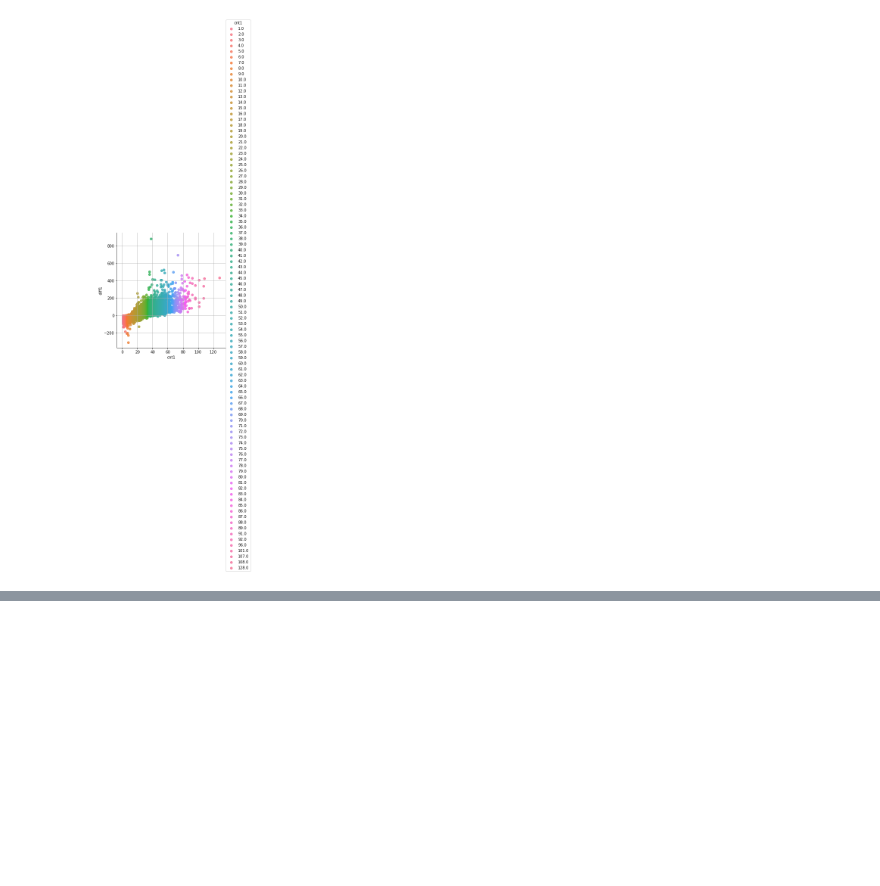
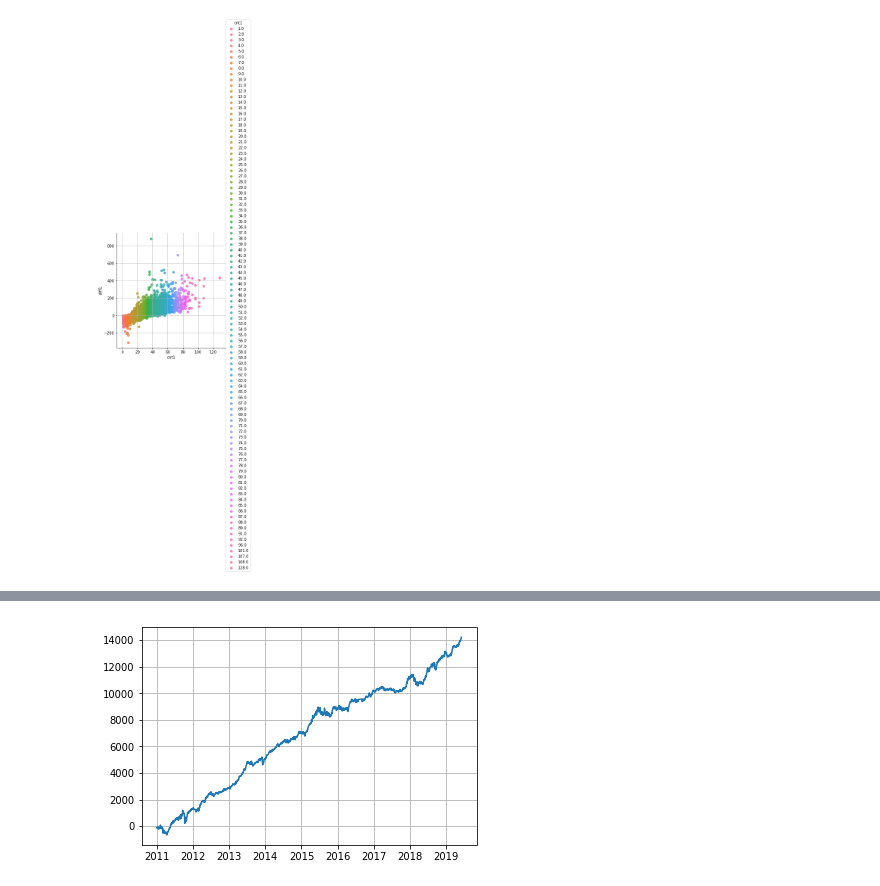
Before and after one commit to che7611/test2, a Jupyter notebook: sa_macd.ipynb, the cells around one changed output, grey strips where cells are left out. Saved outputs shown, nothing was run; the diff lists cells and outputs as text; code cells hidden in the pictures; blank space fills up the shorter version.

```diff
--- a/sa_macd.ipynb
+++ b/sa_macd.ipynb
@@ -393,0 +516,5 @@ for i,row in df2.head(5).iterrows():
+# %%
+plt.plot(t1['diff'].cumsum())
+plt.grid(True)
+# %% [output]
+[figure, added]
```
Also changed, not shown: parts of 12 cells of this notebook, 4 other files.
